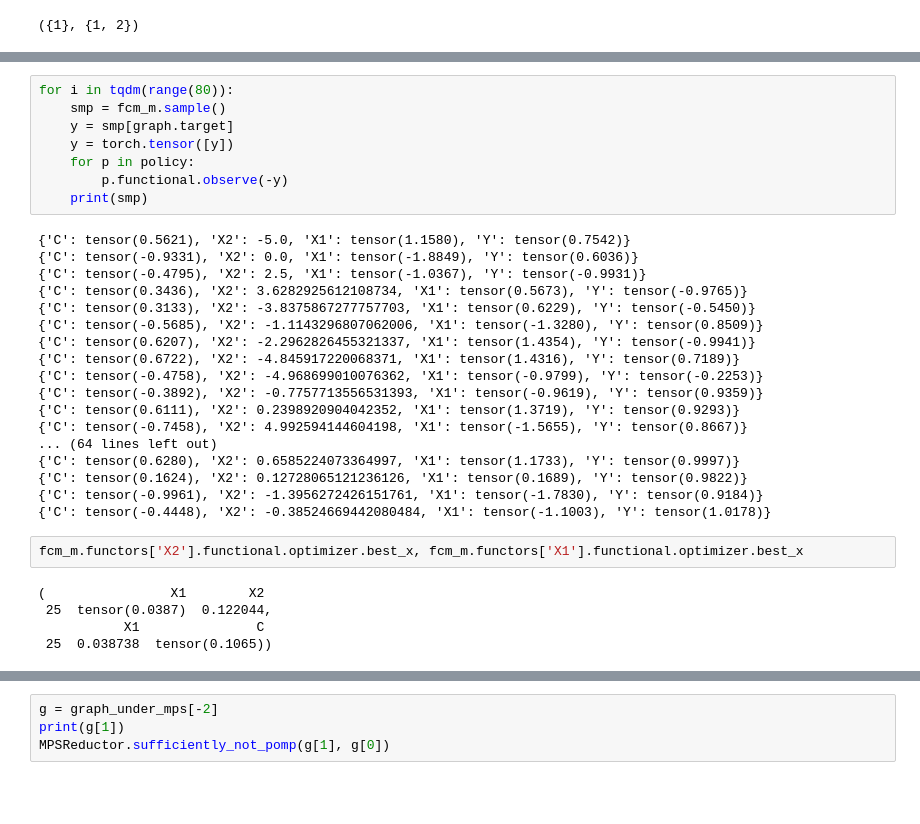
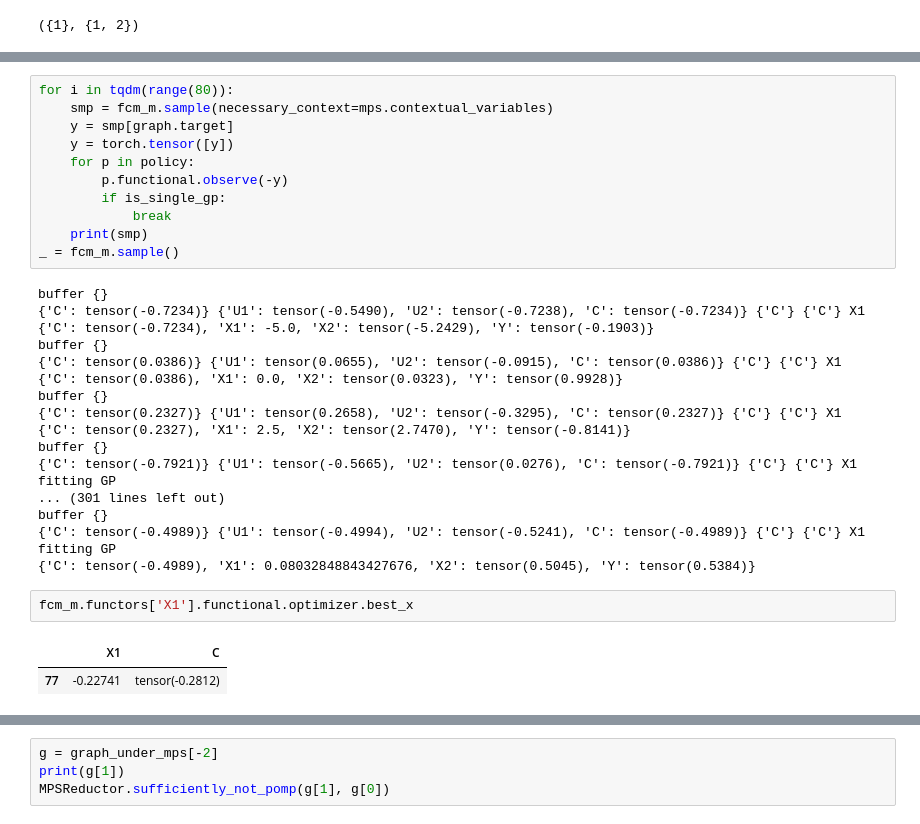
Before and after one commit to VahanArsenian/POMPSBO, a Jupyter notebook: notebooks/POMPS generation.ipynb, the cells around one changed output, grey strips where cells are left out. Drawn from its saved outputs; the diff is of its cells as text; blank space fills up the shorter version.

```diff
--- a/notebooks/POMPS generation.ipynb
+++ b/notebooks/POMPS generation.ipynb
@@ -143,34 +148,35 @@ fcm_m = PolicyFCM.fcm_with_policy(fcm, policy)
 # %%
 for i in tqdm(range(80)):
-    smp = fcm_m.sample()
+    smp = fcm_m.sample(necessary_context=mps.contextual_variables)
     y = smp[graph.target]
     y = torch.tensor([y])
     for p in policy:
         p.functional.observe(-y)
+        if is_single_gp:
+            break
     print(smp)
+_ = fcm_m.sample()
 # %% [output]
-{'C': tensor(0.5621), 'X2': -5.0, 'X1': tensor(1.1580), 'Y': tensor(0.7542)}
-{'C': tensor(-0.9331), 'X2': 0.0, 'X1': tensor(-1.8849), 'Y': tensor(0.6036)}
-{'C': tensor(-0.4795), 'X2': 2.5, 'X1': tensor(-1.0367), 'Y': tensor(-0.9931)}
-{'C': tensor(0.3436), 'X2': 3.6282925612108734, 'X1': tensor(0.5673), 'Y': tensor(-0.9765)}
-{'C': tensor(0.3133), 'X2': -3.8375867277757703, 'X1': tensor(0.6229), 'Y': tensor(-0.5450)}
-{'C': tensor(-0.5685), 'X2': -1.1143296807062006, 'X1': tensor(-1.3280), 'Y': tensor(0.8509)}
-{'C': tensor(0.6207), 'X2': -2.2962826455321337, 'X1': tensor(1.4354), 'Y': tensor(-0.9941)}
-{'C': tensor(0.6722), 'X2': -4.845917220068371, 'X1': tensor(1.4316), 'Y': tensor(0.7189)}
-{'C': tensor(-0.4758), 'X2': -4.968699010076362, 'X1': tensor(-0.9799), 'Y': tensor(-0.2253)}
-{'C': tensor(-0.3892), 'X2': -0.7757713556531393, 'X1': tensor(-0.9619), 'Y': tensor(0.9359)}
-{'C': tensor(0.6111), 'X2': 0.2398920904042352, 'X1': tensor(1.3719), 'Y': tensor(0.9293)}
-{'C': tensor(-0.7458), 'X2': 4.992594144604198, 'X1': tensor(-1.5655), 'Y': tensor(0.8667)}
-... (64 lines left out)
-{'C': tensor(0.6280), 'X2': 0.6585224073364997, 'X1': tensor(1.1733), 'Y': tensor(0.9997)}
-{'C': tensor(0.1624), 'X2': 0.12728065121236126, 'X1': tensor(0.1689), 'Y': tensor(0.9822)}
-{'C': tensor(-0.9961), 'X2': -1.3956272426151761, 'X1': tensor(-1.7830), 'Y': tensor(0.9184)}
-{'C': tensor(-0.4448), 'X2': -0.38524669442080484, 'X1': tensor(-1.1003), 'Y': tensor(1.0178)}
+buffer {}
+{'C': tensor(-0.7234)} {'U1': tensor(-0.5490), 'U2': tensor(-0.7238), 'C': tensor(-0.7234)} {'C'} {'C'} X1
+{'C': tensor(-0.7234), 'X1': -5.0, 'X2': tensor(-5.2429), 'Y': tensor(-0.1903)}
+buffer {}
+{'C': tensor(0.0386)} {'U1': tensor(0.0655), 'U2': tensor(-0.0915), 'C': tensor(0.0386)} {'C'} {'C'} X1
+{'C': tensor(0.0386), 'X1': 0.0, 'X2': tensor(0.0323), 'Y': tensor(0.9928)}
+buffer {}
+{'C': tensor(0.2327)} {'U1': tensor(0.2658), 'U2': tensor(-0.3295), 'C': tensor(0.2327)} {'C'} {'C'} X1
+{'C': tensor(0.2327), 'X1': 2.5, 'X2': tensor(2.7470), 'Y': tensor(-0.8141)}
+buffer {}
+{'C': tensor(-0.7921)} {'U1': tensor(-0.5665), 'U2': tensor(0.0276), 'C': tensor(-0.7921)} {'C'} {'C'} X1
+fitting GP
+... (301 lines left out)
+buffer {}
+{'C': tensor(-0.4989)} {'U1': tensor(-0.4994), 'U2': tensor(-0.5241), 'C': tensor(-0.4989)} {'C'} {'C'} X1
+fitting GP
+{'C': tensor(-0.4989), 'X1': 0.08032848843427676, 'X2': tensor(0.5045), 'Y': tensor(0.5384)}
 # %%
-fcm_m.functors['X2'].functional.optimizer.best_x, fcm_m.functors['X1'].functional.optimizer.best_x
+fcm_m.functors['X1'].functional.optimizer.best_x
 # %% [output]
-(                X1        X2
- 25  tensor(0.0387)  0.122044,
-           X1               C
- 25  0.038738  tensor(0.1065))
+|  | X1 | C |
+| 77 | -0.22741 | tensor(-0.2812) |
 # %%
```
Also changed, not shown: parts of 6 cells of this notebook, 4 other files.
